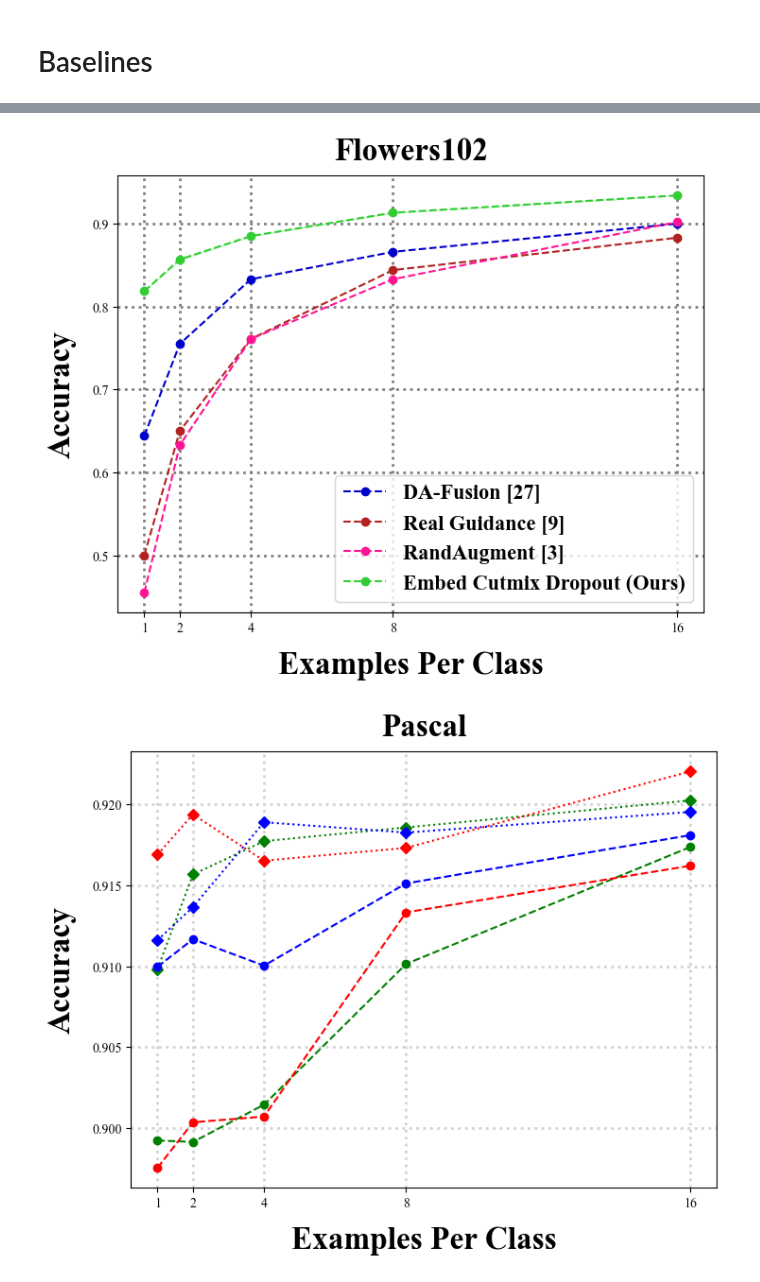
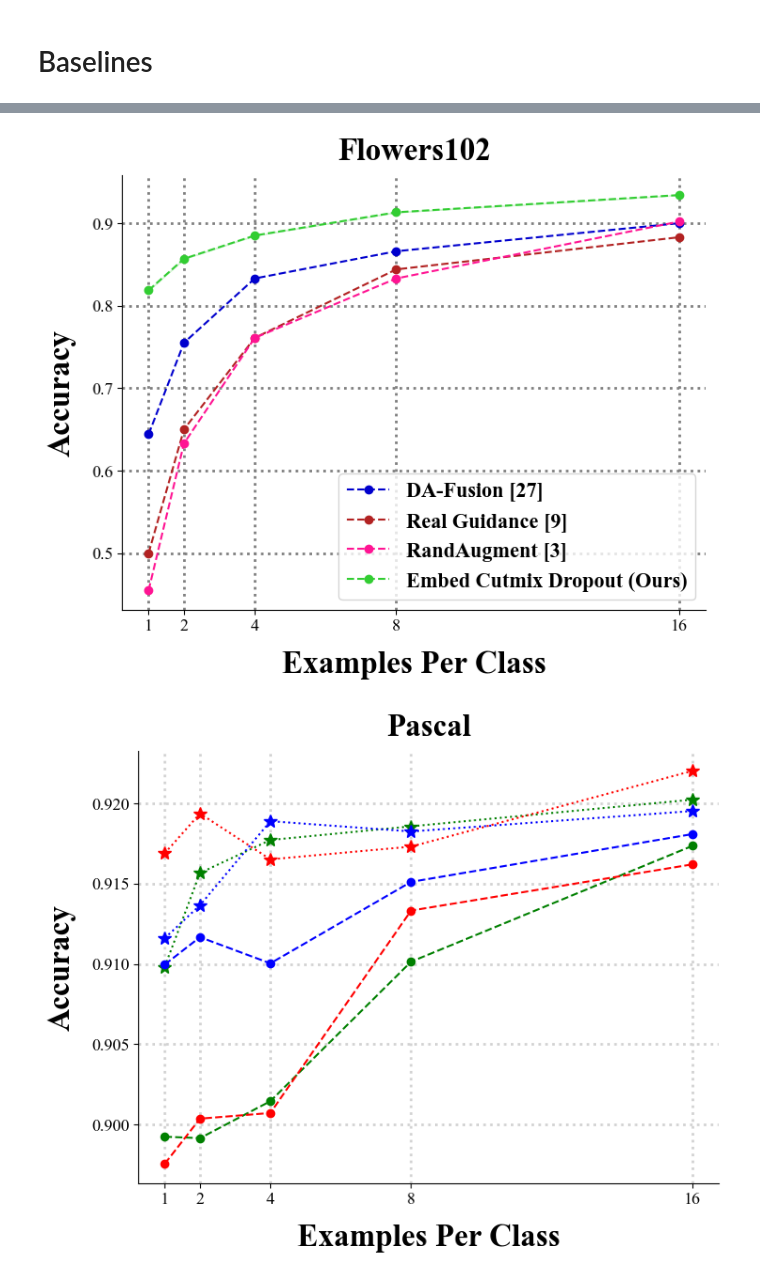
Before and after one commit to JiahuiKChen/LT-classification, a Jupyter notebook: plots_n_vis/FineTuneResults.ipynb, the cells around one changed output, grey strips where cells are left out. Saved outputs shown, nothing was run; the diff lists cells and outputs as text; code cells hidden in the pictures.

Commit message:
Prettier plots

```diff
--- a/plots_n_vis/FineTuneResults.ipynb
+++ b/plots_n_vis/FineTuneResults.ipynb
@@ -87,6 +84,10 @@ def plot_all_cond_methods(dataset_dir, cond_methods):
     plt.legend(prop={'size': 16, 'weight': 'bold'}, loc='lower right')
     plt.xlabel("Examples Per Class", fontsize=24, fontweight='bold', labelpad=12)
     plt.ylabel("Accuracy", fontsize=24, fontweight='bold', labelpad=12)
+    plt.gca().spines['right'].set_visible(False)
+    plt.gca().spines['top'].set_visible(False)
+    plt.gca().yaxis.set_tick_params(labelsize=13, color='black')
+    plt.gca().xaxis.set_tick_params(labelsize=13, color="black")
 
     dataset = dataset_dir.split('/')[-1]
     title = f"{dataset.title()} 2.0 CFG Scale" if '10.0cfg' not in dataset else f"{dataset.split('_')[0].title()} 10.0 CFG Scale"
@@ -103,7 +104,7 @@ def plot_all_cond_methods(dataset_dir, cond_methods):
 def plot_baselines(accs, best_cond_method, dataset):
     da_fusion = baselines[dataset]["da"]
     real_guidance = baselines[dataset]["real_guidance"]
-    rand_aug = baselines[dataset]["rand_aug"]o
+    rand_aug = baselines[dataset]["rand_aug"]
     our_best = np.array([accs[best_cond_method][ex][0] for ex in examples_per_class])
     stds = np.array([accs[best_cond_method][ex][1] for ex in examples_per_class])
 
@@ -119,6 +120,10 @@ def plot_baselines(accs, best_cond_method, dataset):
     plt.xlabel("Examples Per Class", fontsize=24, fontweight='bold', labelpad=12)
     plt.ylabel("Accuracy", fontsize=24, fontweight='bold', labelpad=12)
     plt.title(dataset.title(), fontsize=24, fontweight='bold', pad=12)
+    plt.gca().spines['right'].set_visible(False)
+    plt.gca().spines['top'].set_visible(False)
+    plt.gca().yaxis.set_tick_params(labelsize=13, color='black')
+    plt.gca().xaxis.set_tick_params(labelsize=13, color="black")
 
     plt.grid(color='grey', linestyle='dotted', linewidth=2)
     plt.xticks(examples_per_class, examples_per_class)
@@ -211,41 +198,45 @@ plot_baselines(caltech_accs_10cfg, "dropout", "CalTech101")
 # %%
 plot_baselines(flowers_accs_10cfg, "embed_cutmix_dropout", "Flowers102")
 # %% [output]
-[figure, old version]
+[figure, new version]
 # %%
 # plot different CFG all on one plot for pascal
 pascal_accs = [(pascal_accs_10cfg, '10'), (pascal_accs_2cfg, '2')]
 
 plt.figure(figsize=(8, 6))
 for accs, cfg in pascal_accs:
     for cond_method in accs:
         x = accs[cond_method].keys()
         means = np.array([accs[cond_method][ex][0] for ex in examples_per_class])
         variance = np.array([accs[cond_method][ex][1] for ex in examples_per_class])
         if "cutmix" in cond_method:
             color = 'r'
         elif "mixup" in cond_method:
             color = 'b'
         else:
             color = 'g'
         if cfg == '10':
-            plt.plot(x, means, ':D', label=f"{format_text(cond_method)} 10.0 CFG", color=color)
+            plt.plot(x, means, ':*', label=f"{format_text(cond_method)} 10.0 CFG", color=color, markersize=10)
         else:
             plt.plot(x, means, '--o', label=f"{format_text(cond_method)} 2.0 CFG", color=color)
         plt.fill_between(x, means-variance, means+variance, alpha=0.2)
 
 # plt.legend(prop={'size': 16, 'weight': 'bold'}, loc='lower right', framealpha=1.0)
 plt.xlabel("Examples Per Class", fontsize=24, fontweight='bold', labelpad=12)
 plt.ylabel("Accuracy", fontsize=24, fontweight='bold', labelpad=12)
+plt.gca().spines['right'].set_visible(False)
+plt.gca().spines['top'].set_visible(False)
+plt.gca().yaxis.set_tick_params(labelsize=13, color='black')
+plt.gca().xaxis.set_tick_params(labelsize=13, color="black")
 
 dataset = dataset_dir.split('/')[-1]
 plt.title("Pascal", fontsize=24, fontweight='bold', pad=12)
 
 plt.grid(color='lightgrey', linestyle='dotted', linewidth=2)
 plt.xticks(examples_per_class, examples_per_class)
 plt.show()
 # %% [output]
-[figure, old version]
+[figure, new version]
 # %%
 # plot different CFG all on one plot for pascal
 pascal_accs = [(coco_accs_10cfg, '10'), (coco_accs_2cfg, '2')]
```
Also changed, not shown: parts of 16 cells of this notebook.
